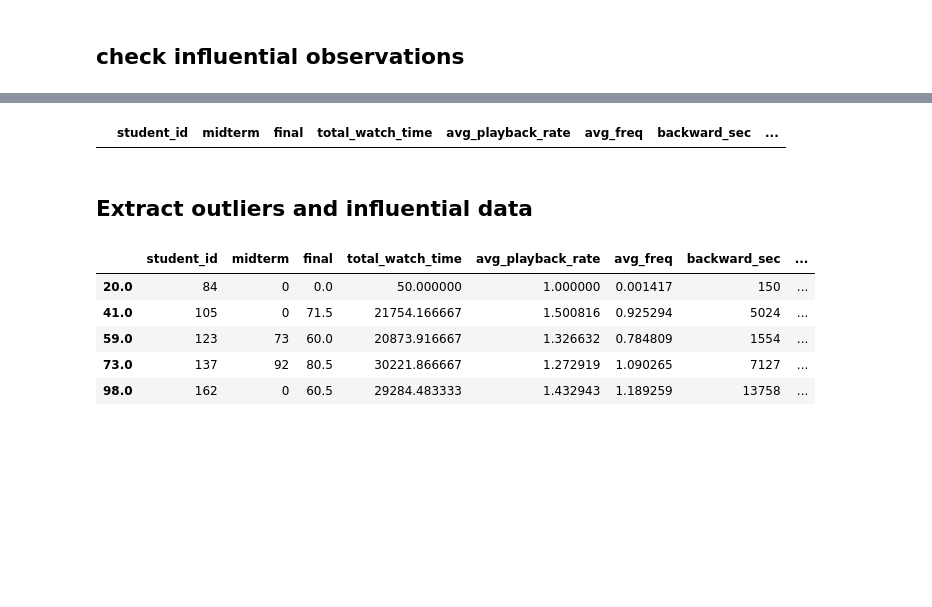
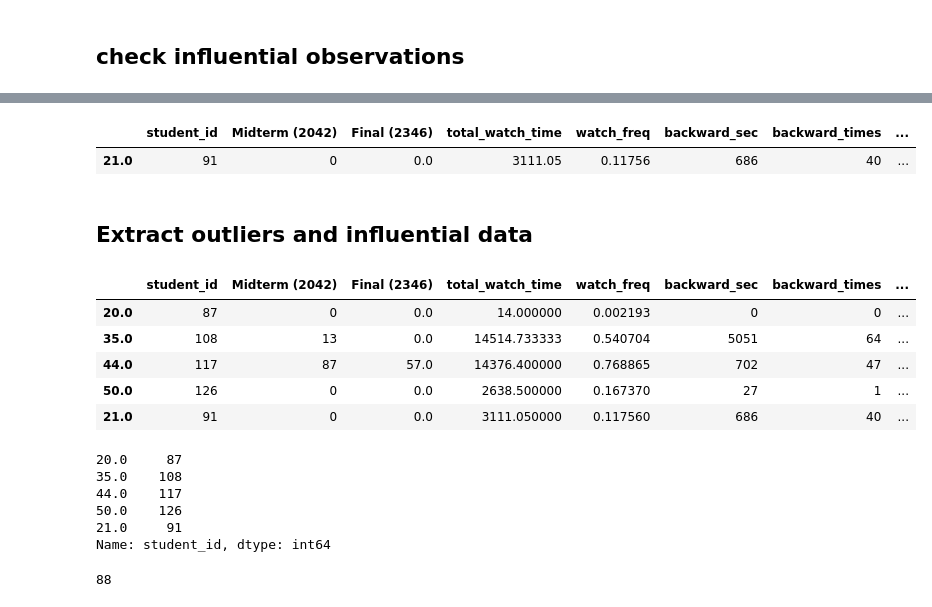
Before and after one commit to NerdIsMe/2019-Spring-Statistics-Project, a Jupyter notebook: data/Semester weekly regression/Regression analysis.ipynb, the cells around one changed output, grey strips where cells are left out. Saved outputs shown, nothing was run; the diff lists cells and outputs as text; code cells hidden in the pictures; blank space fills up the shorter version.

```diff
--- a/data/Semester weekly regression/Regression analysis.ipynb
+++ b/data/Semester weekly regression/Regression analysis.ipynb
@@ -197,0 +254,7 @@ OR107_extract = OR107[~OR107.index.isin(outliers[0])]
+# %%
+DSAP107_sub.loc[:,'period 0'] = DSAP107_sub['period 0']/DSAP107_sub['total_watch_time']
+DSAP107_sub.loc[:,'period 1'] = DSAP107_sub['period 1']/DSAP107_sub['total_watch_time']
+DSAP107_sub.loc[:,'period 2'] = DSAP107_sub['period 2']/DSAP107_sub['total_watch_time']
+DSAP107_sub.loc[:,'period 3'] = DSAP107_sub['period 3']/DSAP107_sub['total_watch_time']
+DSAP107_sub.loc[:,'period 4'] = DSAP107_sub['period 4']/DSAP107_sub['total_watch_time']
+DSAP107_sub.loc[:,'period 5'] = DSAP107_sub['period 5']/DSAP107_sub['total_watch_time']
@@ -197,0 +286,4 @@ OR107_extract = OR107[~OR107.index.isin(outliers[0])]
+# %%
+DSAP107_sub.loc[:,'thinking_times'] = DSAP107_sub['backward_times']+DSAP107_sub['pause_freq']
+DSAP107_sub.loc[:,'boring_times'] = DSAP107_sub['forward_times']+DSAP107_sub['pause_freq']
+DSAP107_sub.loc[:,'all_actions'] = DSAP107_sub['forward_times']+DSAP107_sub['backward_times']
@@ -197,0 +301,3 @@ OR107_extract = OR107[~OR107.index.isin(outliers[0])]
+# %%
+cols = ['total_watch_time','all_actions', 'period 0', 'period 1', 'period 2', 'period 3',
+       'period 4', 'period 5', 'avg_playback_rate']
@@ -198,5 +308,5 @@ OR107_extract = OR107[~OR107.index.isin(outliers[0])]
 # %%
-x_labels = ['avg_playback_rate', 'avg_freq', 'backward_sec', 'backward_times','forward_sec', 'forward_times', 'pause_freq']
-y_label = "final"
-st, data, ss2 = reg_analysis(DSAP107, x_labels, y_label)
+x_labels = cols
+y_label = 'final'
+st, data, ss2 = reg_analysis(DSAP107_sub, x_labels, y_label)
 # %% [output]
@@ -271,15 +374,16 @@ influ_obs
 # %%
-DSAP107.loc[list(influ_obs[0])]
+DSAP107_sub.loc[list(influ_obs[0])]
 # %% [output]
-|  | student_id | midterm | final | total_watch_time | avg_playback_rate | avg_freq | backward_sec | ... |
+|  | student_id | Midterm (2042) | Final (2346) | total_watch_time | watch_freq | backward_sec | backward_times | ... |
+| 21.0 | 91 | 0 | 0.0 | 3111.05 | 0.11756 | 686 | 40 | ... |
 # %% [markdown]
 ## Extract outliers and influential data
 # %%
-DSAP107.loc[list(outliers[0])+list(influ_obs[0])]
+DSAP107_sub.loc[list(outliers[0])+list(influ_obs[0])]
 # %% [output]
-|  | student_id | midterm | final | total_watch_time | avg_playback_rate | avg_freq | backward_sec | ... |
-| 20.0 | 84 | 0 | 0.0 | 50.000000 | 1.000000 | 0.001417 | 150 | ... |
-| 41.0 | 105 | 0 | 71.5 | 21754.166667 | 1.500816 | 0.925294 | 5024 | ... |
-| 59.0 | 123 | 73 | 60.0 | 20873.916667 | 1.326632 | 0.784809 | 1554 | ... |
-| 73.0 | 137 | 92 | 80.5 | 30221.866667 | 1.272919 | 1.090265 | 7127 | ... |
-| 98.0 | 162 | 0 | 60.5 | 29284.483333 | 1.432943 | 1.189259 | 13758 | ... |
+|  | student_id | Midterm (2042) | Final (2346) | total_watch_time | watch_freq | backward_sec | backward_times | ... |
+| 20.0 | 87 | 0 | 0.0 | 14.000000 | 0.002193 | 0 | 0 | ... |
+| 35.0 | 108 | 13 | 0.0 | 14514.733333 | 0.540704 | 5051 | 64 | ... |
+| 44.0 | 117 | 87 | 57.0 | 14376.400000 | 0.768865 | 702 | 47 | ... |
+| 50.0 | 126 | 0 | 0.0 | 2638.500000 | 0.167370 | 27 | 1 | ... |
+| 21.0 | 91 | 0 | 0.0 | 3111.050000 | 0.117560 | 686 | 40 | ... |
@@ -287,0 +390,9 @@ DSAP107_extract = DSAP107[~DSAP107.index.isin(outliers[0])]
+# %%
+DSAP107_sub.loc[list(outliers[0])+list(influ_obs[0])]['student_id']
+# %% [output]
+20.0     87
+35.0    108
+44.0    117
+50.0    126
+21.0     91
+Name: student_id, dtype: int64
@@ -287,0 +403,4 @@ DSAP107_extract = DSAP107[~DSAP107.index.isin(outliers[0])]
+# %%
+len(DSAP107_sub)
+# %% [output]
+88
```
Also changed, not shown: parts of 29 cells of this notebook.
